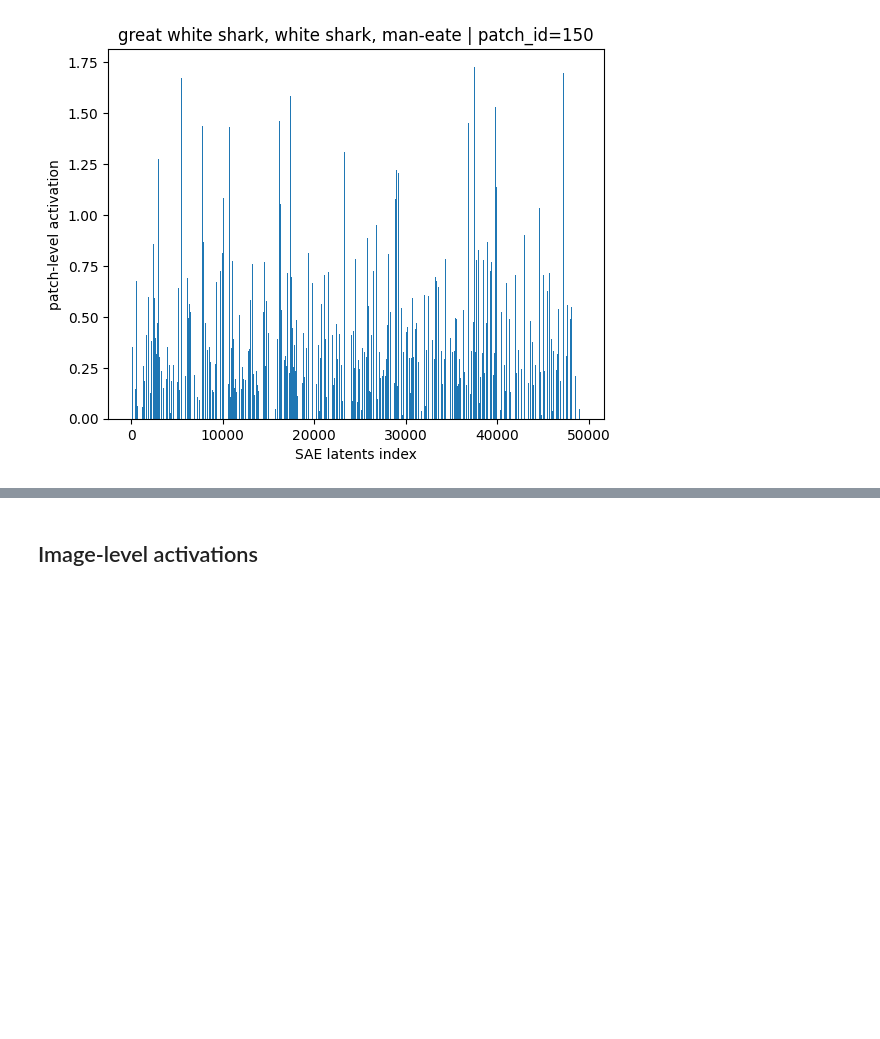
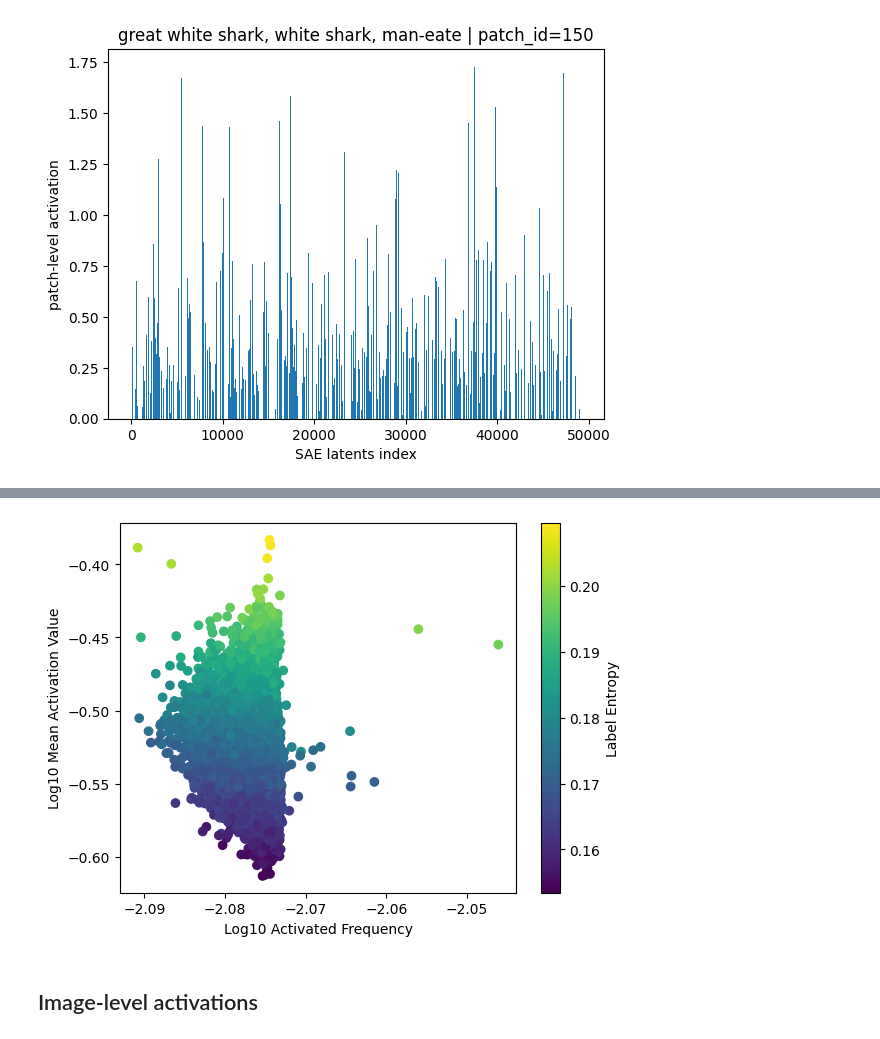
Before and after one commit to kennythecanary/edu_projects, a Jupyter notebook: DLS_term2/sae_clip/sae_training.ipynb, the cells around one changed output, grey strips where cells are left out. Saved outputs shown, nothing was run; the diff lists cells and outputs as text; code cells hidden in the pictures; blank space fills up the shorter version.

```diff
--- a/DLS_term2/sae_clip/sae_training.ipynb
+++ b/DLS_term2/sae_clip/sae_training.ipynb
@@ -264,3 +323,7 @@ for i, patch in enumerate(activations[0]):
+# %%
+plot_stat(statistics)
+# %% [output]
+[figure, added]
 # %% [markdown]
 ## Image-level activations
 # %%
```
Also changed, not shown: parts of 9 cells of this notebook, 4 other files.
